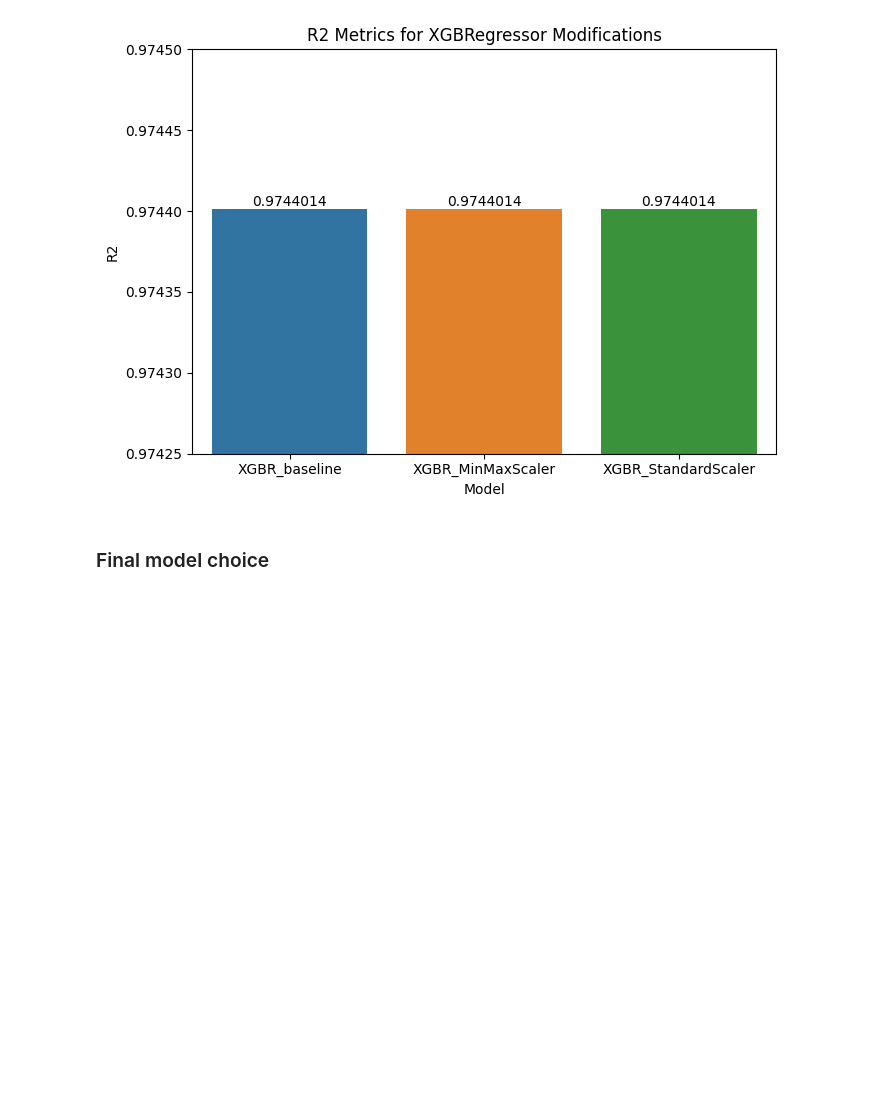
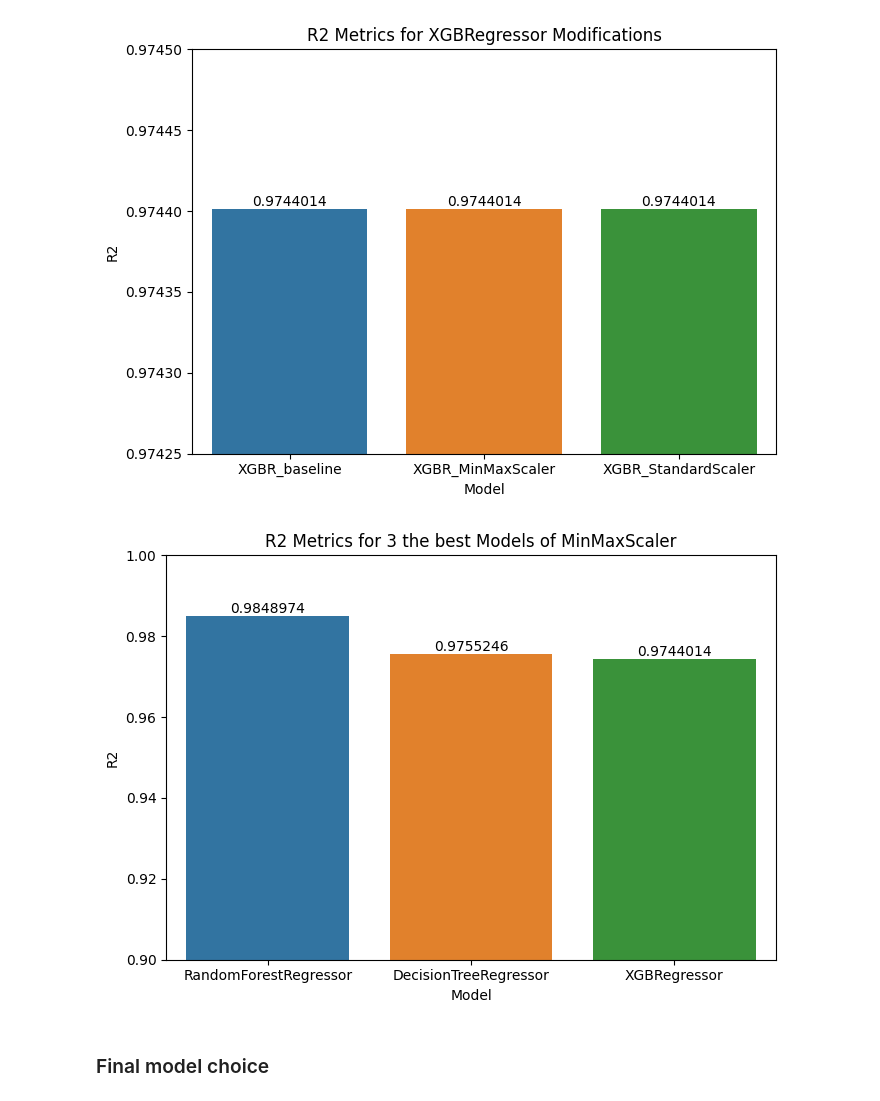
Before and after one commit to ahilah/Flight-Price-Prediction-Model, a Jupyter notebook: flight-price-pred-full.ipynb, the cells around one changed output. Drawn from its saved outputs; the diff is of its cells as text; code cells hidden in the pictures; blank space fills up the shorter version.

```diff
--- a/flight-price-pred-full.ipynb
+++ b/flight-price-pred-full.ipynb
@@ -1963,30 +1968,32 @@ plt.show()
 # %%
 # list of models and their r2 metric results
 m_list_r2 = []
 m_list_r2.append(result_MinMaxScaler.loc['RandomForestRegressor_MinMaxScaler', 'Test_R2'])
 m_list_r2.append(result_MinMaxScaler.loc['DecisionTreeRegressor_MinMaxScaler', 'Test_R2'])
-m_list_r2.append(result_MinMaxScaler.loc['XGBRegressor_StandardScaler', 'Test_R2'])
+m_list_r2.append(result_MinMaxScaler.loc['XGBRegressor_MinMaxScaler', 'Test_R2'])
 
 # create a DataFrame
 df_model = pd.DataFrame({
-    'Model': ['XGBR_baseline', 'XGBR_MinMaxScaler', 'XGBR_StandardScaler'],
+    'Model': ['RandomForestRegressor', 'DecisionTreeRegressor', 'XGBRegressor'],
     'R2': m_list_r2
 })
 
 # plotting
 plt.figure(figsize=(7, 5))
 sns.barplot(x="Model",
             y="R2",
             data=df_model)
 
 # add R2 values above each bar
 for i, v in enumerate(df_model['R2']):
     plt.text(i, v, f'{v:.7f}', ha='center', va='bottom', color='black')
 
-plt.title('R2 Metrics for Different Models')
+plt.title('R2 Metrics for 3 the best Models of MinMaxScaler')
 plt.ylim(0.9, 1.0)  # adjust the y-axis limits for better visibility
 plt.tight_layout()
 plt.show()
+# %% [output]
+[figure, added]
 # %% [markdown]
 ### Final model choice
 # %%
```
Also changed, not shown: parts of 23 cells of this notebook.
